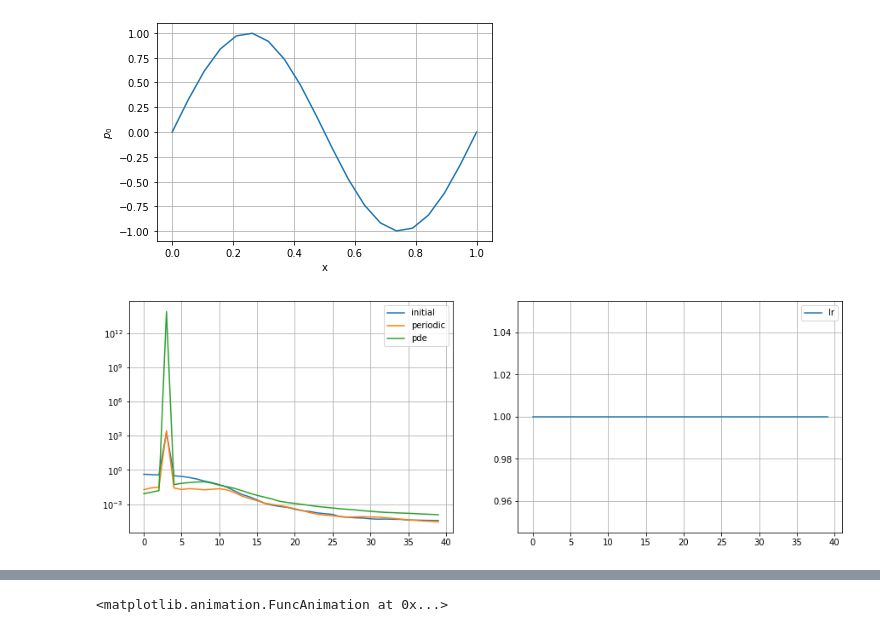
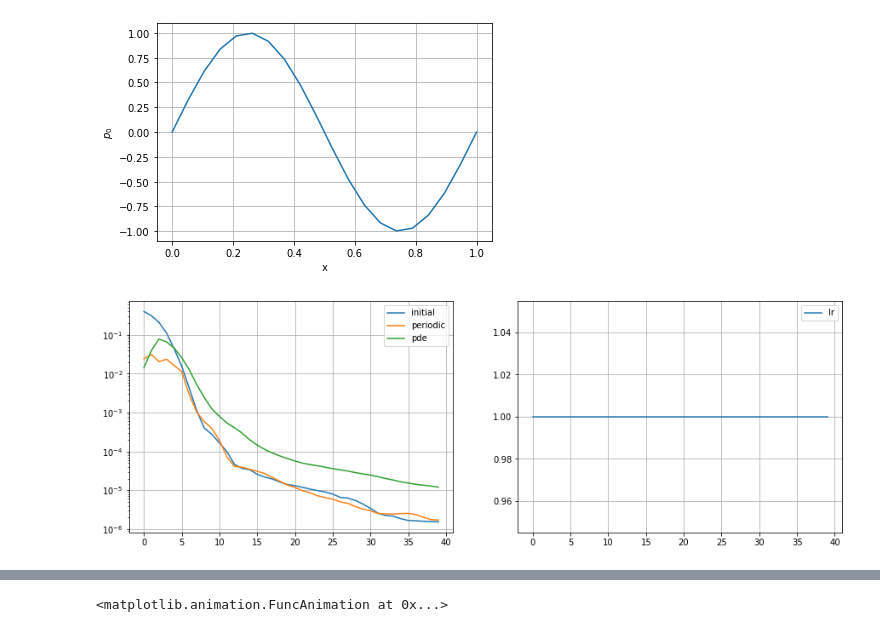
Before and after one commit to juansensio/nangs, a Jupyter notebook: examples/01_adv1d.ipynb, the cells around one changed output, grey strips where cells are left out. Drawn from its saved outputs; the diff is of its cells as text; code cells hidden in the pictures.

```diff
--- a/examples/01_adv1d.ipynb
+++ b/examples/01_adv1d.ipynb
@@ -20,7 +20,7 @@ import matplotlib.pyplot as plt
 import nangs
 import torch
 
-device = "cuda" if torch.cuda.is_available() else "cpu"
+device = "cpu" #"cuda" if torch.cuda.is_available() else "cpu"
 
 nangs.__version__, torch.__version__
 # %% [output]
@@ -83,19 +83,19 @@ pde.add_boco(periodic)
 # %%
 # solve
 
-from nangs import MLP
+from nangs import MLP2
 
 LR = 1
 EPOCHS = 40
 NUM_LAYERS = 3
 NUM_HIDDEN = 128
 MAX_ITERS = 20
 
-mlp = MLP(len(pde.inputs), len(pde.outputs), NUM_LAYERS, NUM_HIDDEN).to(device)
+mlp = MLP2(len(pde.inputs), len(pde.outputs), NUM_LAYERS, NUM_HIDDEN).to(device)
 optimizer = torch.optim.LBFGS(mlp.parameters(), lr=LR, max_iter=MAX_ITERS)
 
 pde.compile(mlp, optimizer)
 %time hist = pde.solve(EPOCHS, use_closure=True)
 # %% [output]
-[figure, old version]
+[figure, new version]
 [interactive output not drawn]
```
Also changed, not shown: parts of 1 cell of this notebook, 10 other files.
